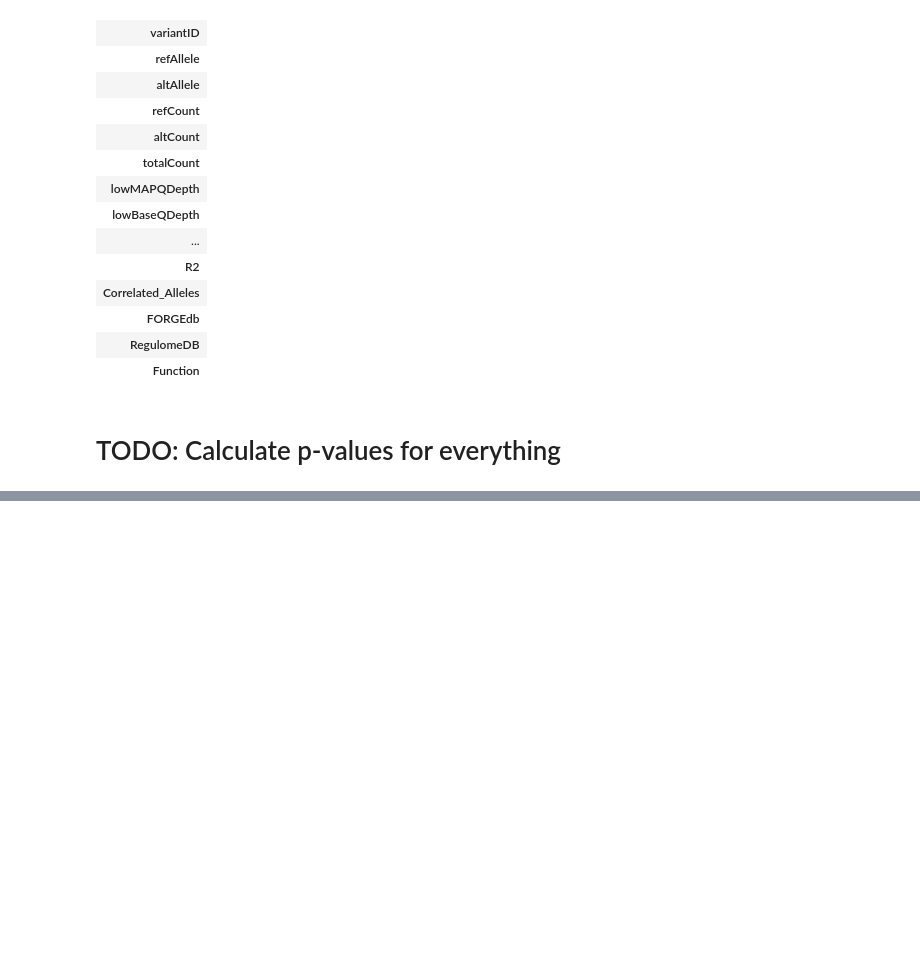
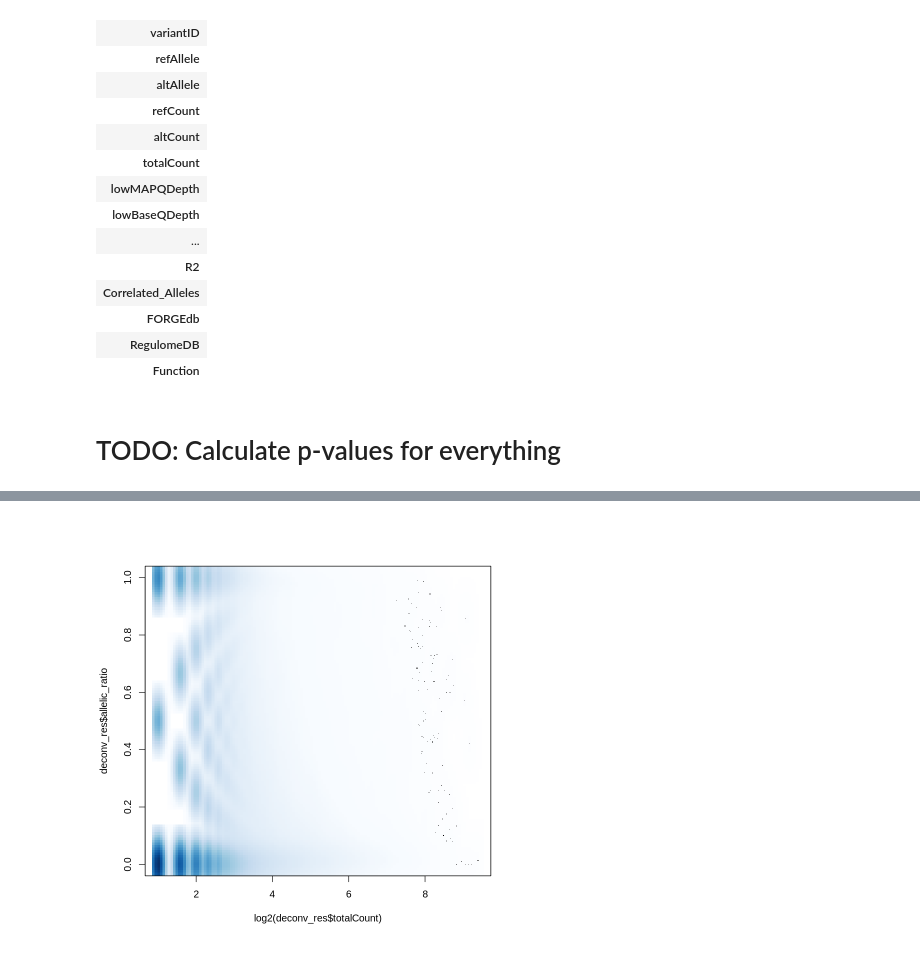
Before and after one commit to daklab/poolqtl, a Jupyter notebook: src/ariana_round2_VGAM.ipynb, the cells around one changed output, grey strips where cells are left out. Cells and saved outputs as stored; diff of their text form; code cells hidden in the pictures; blank space fills up the shorter version.

```diff
--- a/src/ariana_round2_VGAM.ipynb
+++ b/src/ariana_round2_VGAM.ipynb
@@ -457,0 +475,2 @@ rmarkdown::convert_ipynb("ariana_round2_VGAM.ipynb", output = xfun::with_ext("ar
+# %%
+deconv_res <- fread("~/projects/bqtls/SecondRound_bQTLs/deconvolve_data/Microglia_PU1.combined_data.txt")
@@ -457,0 +479,4 @@ rmarkdown::convert_ipynb("ariana_round2_VGAM.ipynb", output = xfun::with_ext("ar
+# %%
+smoothScatter(log2(deconv_res$totalCount), deconv_res$allelic_ratio)
+# %% [output]
+[figure, added]
```
Also changed, not shown: parts of 52 cells of this notebook, 2 other files.
